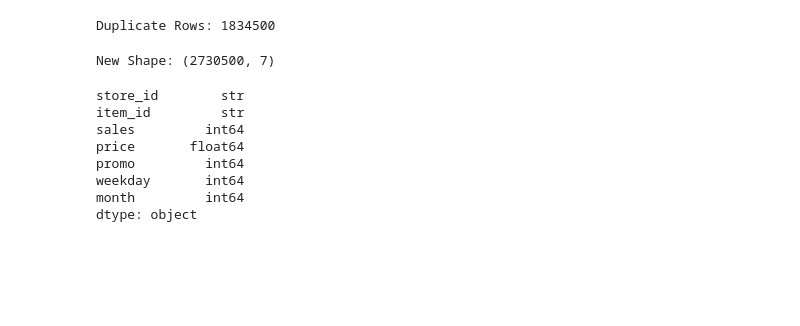
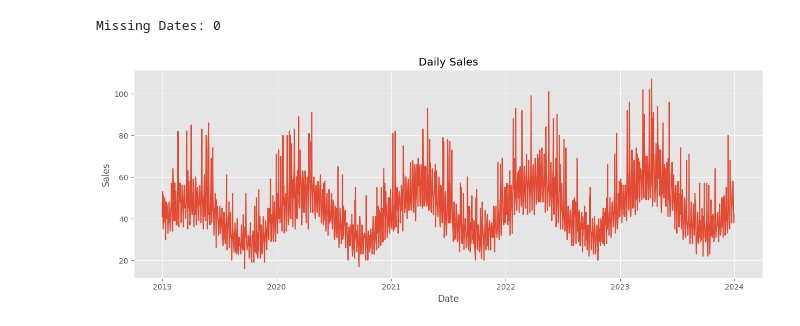
Before and after one commit to Jainam249/Supply-Chain-Demand-Forecasting, a Jupyter notebook: notebooks/01_data_preprocessing.ipynb, the cells around one changed output. Saved outputs shown, nothing was run; the diff lists cells and outputs as text; code cells hidden in the pictures; blank space fills up the shorter version.

```diff
--- a/notebooks/01_data_preprocessing.ipynb
+++ b/notebooks/01_data_preprocessing.ipynb
@@ -59,5 +75,4 @@ df["date"] = pd.to_datetime(df["date"])
 # %%
-df = df.set_index("date")
-
-df.head()
+print("Rows :", df.shape[0])
+print("Columns :", df.shape[1])
 # %% [output]
@@ -94,2 +103,4 @@ plt.show()
 # %%
-monthly_sales = product_df["sales"].resample("ME").sum()
+df = remove_duplicates(df)
+
+print(df.shape)
@@ -102,5 +111,5 @@ plt.show()
 # %%
-print("Dataset Shape:", df.shape)
-print("\nColumns:")
-print(df.columns.tolist())
+df = set_datetime_index(df)
+
+df.head()
 # %% [output]
@@ -117,24 +129,35 @@ Series([], dtype: int64)
 # %%
-duplicates = df.duplicated().sum()
+date_range = pd.date_range(
+    start=df.index.min(),
+    end=df.index.max(),
+    freq="D"
+)
 
-print("Duplicate Rows:", duplicates)
+missing_dates = date_range.difference(df.index.unique())
+
+print("Missing Dates:", len(missing_dates))
 # %% [output]
-Duplicate Rows: 1834500
+Missing Dates: 0
 # %%
-df = df.drop_duplicates()
-
-print("New Shape:", df.shape)
+product_df = df[
+    (df["store_id"] =="store_1") &
+    (df["item_id"] == "item_1")
+]
-# %% [output]
-New Shape: (2730500, 7)
 # %%
-df.dtypes
+plt.figure(figsize=(15,5))
+
+plt.plot(
+    product_df.index,
+    product_df["sales"]
+)
+
+plt.title("Daily Sales")
+
+plt.xlabel("Date")
+
+plt.ylabel("Sales")
+
+plt.show()
 # %% [output]
-store_id        str
-item_id         str
-sales         int64
-price       float64
-promo         int64
-weekday       int64
-month         int64
-dtype: object
+[figure, added]
 # %%
```
Also changed, not shown: parts of 30 cells of this notebook.
